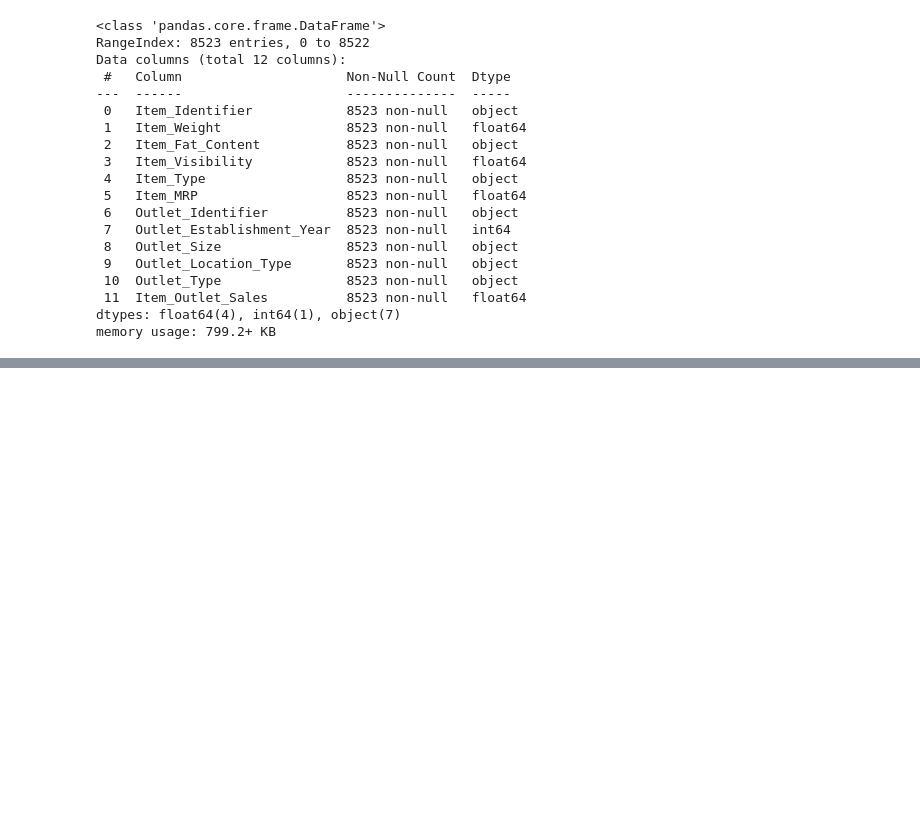
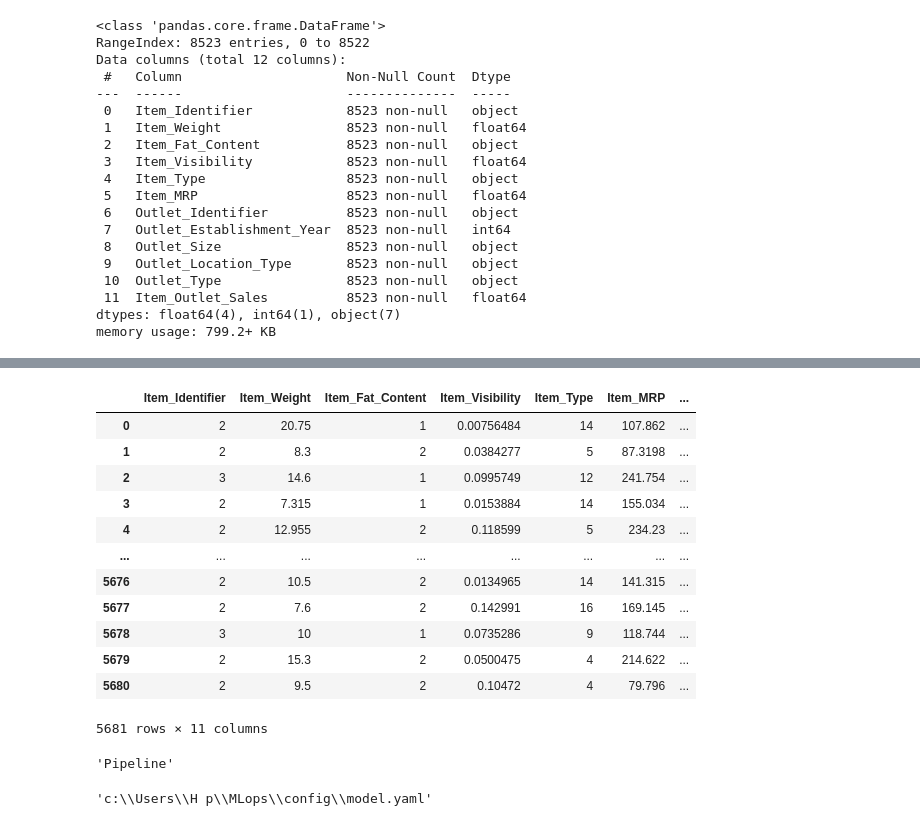
Before and after one commit to manasjaiswal/MLOPS1, a Jupyter notebook: notebook.ipynb, the cells around one changed output, grey strips where cells are left out. Saved outputs shown, nothing was run; the diff lists cells and outputs as text; code cells hidden in the pictures; blank space fills up the shorter version.

Commit message:
model factory completed

```diff
--- a/notebook.ipynb
+++ b/notebook.ipynb
@@ -415,0 +683,4 @@ memory usage: 799.2+ KB
+# %%
+li=list(data.columns)
+# %%
+df4=pd.DataFrame(arr3,columns=li)
@@ -415,0 +689,20 @@ memory usage: 799.2+ KB
+# %%
+df4
+# %% [output]
+|  | Item_Identifier | Item_Weight | Item_Fat_Content | Item_Visibility | Item_Type | Item_MRP | ... |
+| 0 | 2 | 20.75 | 1 | 0.00756484 | 14 | 107.862 | ... |
+| 1 | 2 | 8.3 | 2 | 0.0384277 | 5 | 87.3198 | ... |
+| 2 | 3 | 14.6 | 1 | 0.0995749 | 12 | 241.754 | ... |
+| 3 | 2 | 7.315 | 1 | 0.0153884 | 14 | 155.034 | ... |
+| 4 | 2 | 12.955 | 2 | 0.118599 | 5 | 234.23 | ... |
+| ... | ... | ... | ... | ... | ... | ... | ... |
+| 5676 | 2 | 10.5 | 2 | 0.0134965 | 14 | 141.315 | ... |
+| 5677 | 2 | 7.6 | 2 | 0.142991 | 16 | 169.145 | ... |
+| 5678 | 3 | 10 | 1 | 0.0735286 | 9 | 118.744 | ... |
+| 5679 | 2 | 15.3 | 2 | 0.0500475 | 4 | 214.622 | ... |
+| 5680 | 2 | 9.5 | 2 | 0.10472 | 4 | 79.796 | ... |
+5681 rows × 11 columns
+# %%
+type(obj).__name__
+# %% [output]
+'Pipeline'
@@ -415,0 +716,4 @@ memory usage: 799.2+ KB
+# %%
+get_sample_model_config_yaml_file(path)
+# %% [output]
+'c:\\Users\\H p\\MLops\\config\\model.yaml'
```
Also changed, not shown: parts of 64 cells of this notebook, 26 other files.
